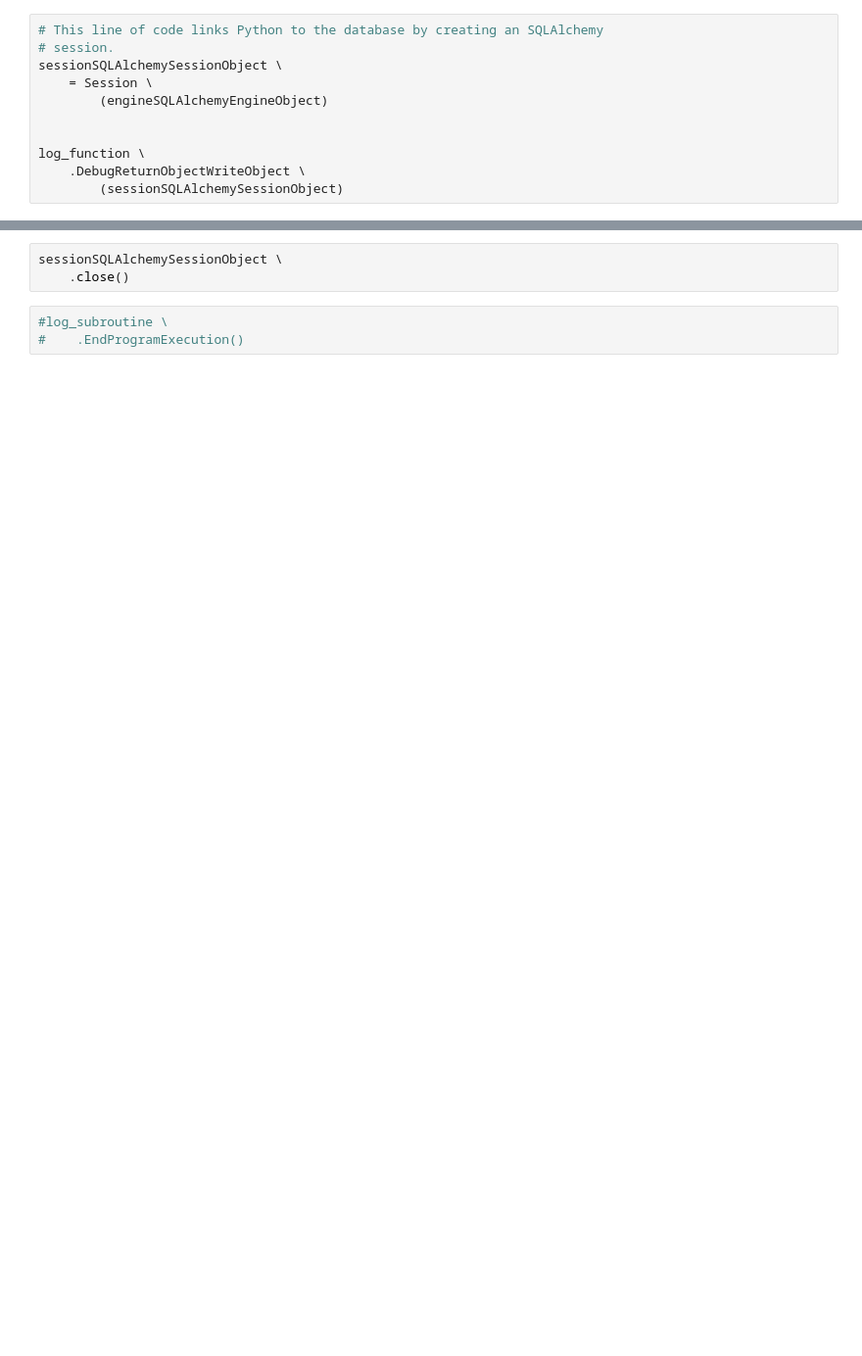
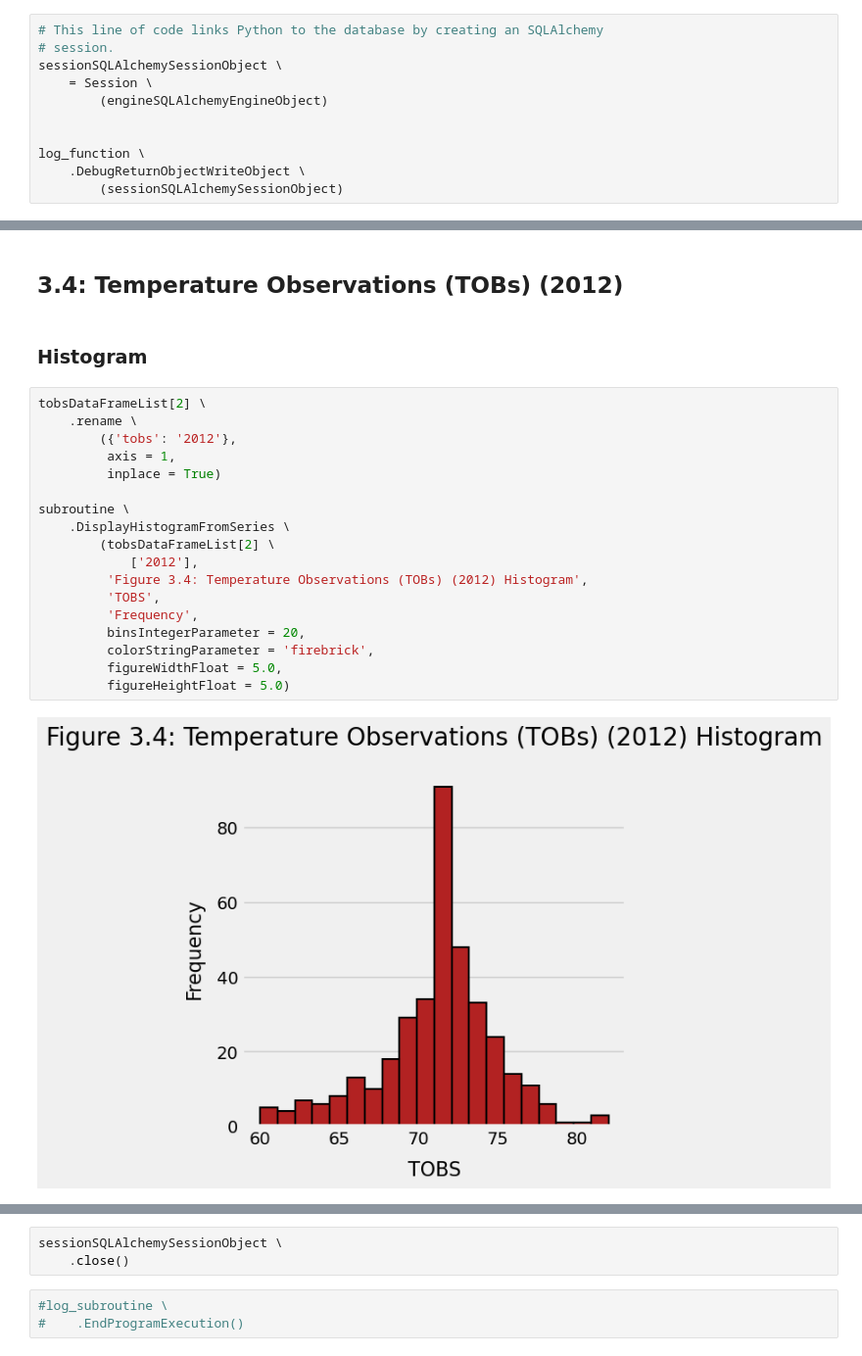
Before and after one commit to njamesgeorge1223/Precipitation-Analysis-from-Weather-Stations-using-SQLAlchemy, a Jupyter notebook: ClimatePy.ipynb, the cells around one changed output, grey strips where cells are left out. Shown at 98% size. Saved outputs shown, nothing was run; the diff lists cells and outputs as text; blank space fills up the shorter version.

```diff
--- a/ClimatePy.ipynb
+++ b/ClimatePy.ipynb
@@ -511,0 +687,24 @@ subroutine \
+# %% [markdown]
+## **3.4: Temperature Observations (TOBs) (2012)**
+# %% [markdown]
+### **Histogram**
+# %%
+tobsDataFrameList[2] \
+    .rename \
+        ({'tobs': '2012'},
+         axis = 1,
+         inplace = True)
+
+subroutine \
+    .DisplayHistogramFromSeries \
+        (tobsDataFrameList[2] \
+            ['2012'],
+         'Figure 3.4: Temperature Observations (TOBs) (2012) Histogram',
+         'TOBS',
+         'Frequency',
+         binsIntegerParameter = 20,
+         colorStringParameter = 'firebrick',
+         figureWidthFloat = 5.0,
+         figureHeightFloat = 5.0)
+# %% [output]
+[figure, added]
```
Also changed, not shown: parts of 198 cells of this notebook, 2 other files.
